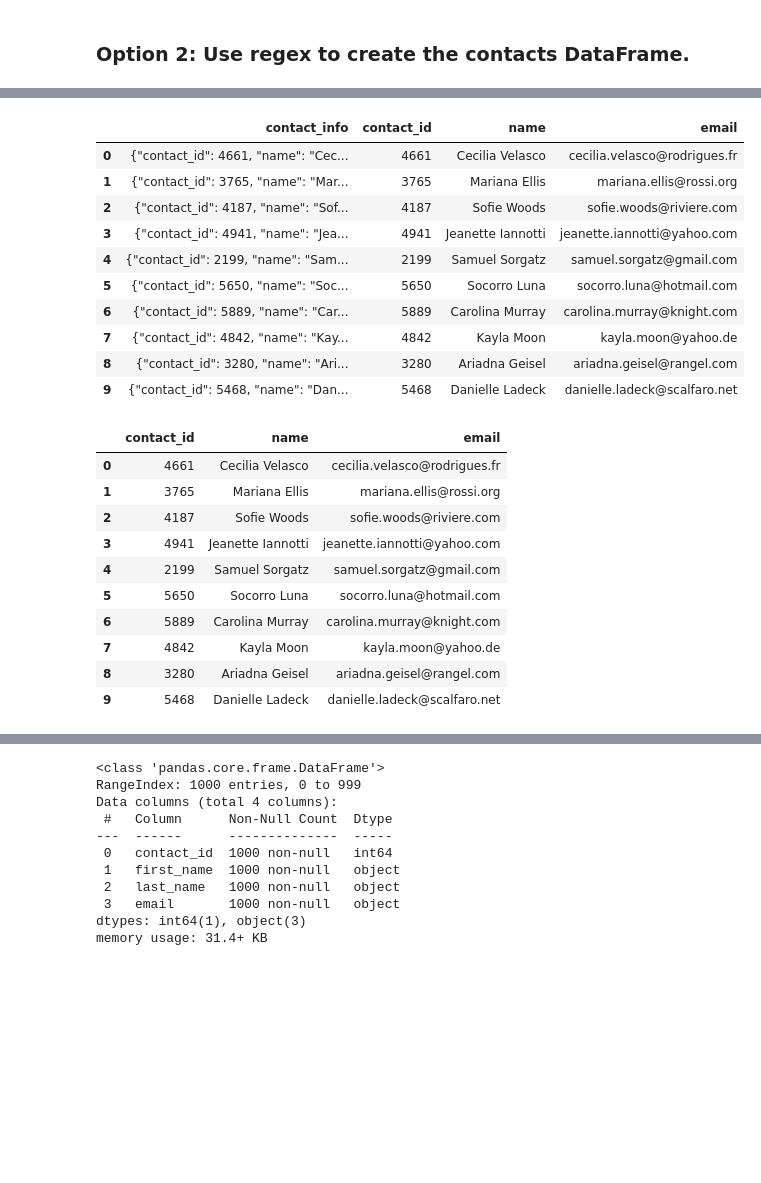
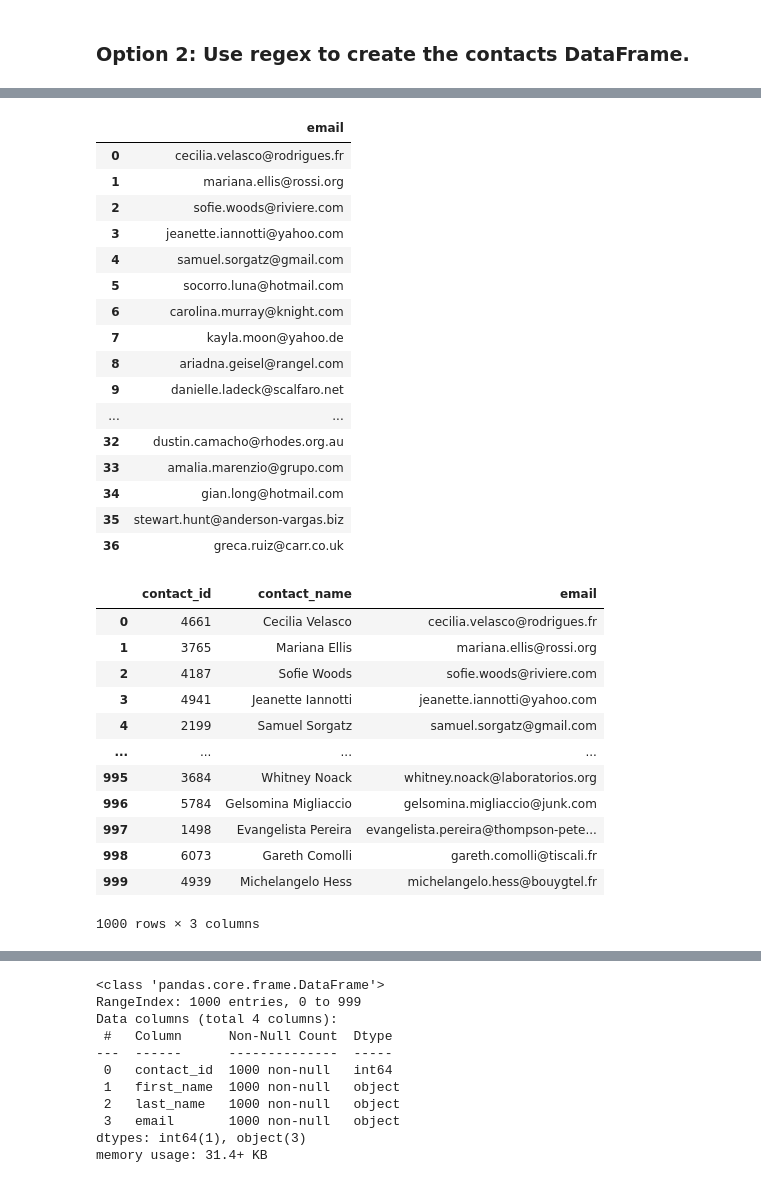
Before and after one commit to shwetajain1022/Crowdfunding_ETL, a Jupyter notebook: ETL_Mini_Project_Starter_Code_SJ.ipynb, the cells around one changed output, grey strips where cells are left out. Saved outputs shown, nothing was run; the diff lists cells and outputs as text; code cells hidden in the pictures; blank space fills up the shorter version.

```diff
--- a/ETL_Mini_Project_Starter_Code_SJ.ipynb
+++ b/ETL_Mini_Project_Starter_Code_SJ.ipynb
@@ -498,0 +423,3 @@ NameError: name 'contact_info_df' is not defined
+# %%
+contact_df_copy = contact_df.copy()
+contact_df_copy.head()
@@ -498,0 +433,3 @@ NameError: name 'contact_info_df' is not defined
+# %%
+list_contact_info = contact_df_copy["contact_info"].to_list()
+list_contact_info
@@ -537,30 +523,42 @@ memory usage: 15.8+ KB
 # %%
 # Extract the email from the contacts and add the values to a new column.
+contact_email_df = pd.DataFrame({"email":[re.findall(r'[\w.+-]+@[\w-]+\.[\w.-]+', list_contact)[0] for list_contact in list_contact_info]})
+contact_email_df.head(37)
 # %% [output]
-|  | contact_info | contact_id | name | email |
-| 0 | {"contact_id": 4661, "name": "Cec... | 4661 | Cecilia Velasco | cecilia.velasco@rodrigues.fr |
-| 1 | {"contact_id": 3765, "name": "Mar... | 3765 | Mariana Ellis | mariana.ellis@rossi.org |
-| 2 | {"contact_id": 4187, "name": "Sof... | 4187 | Sofie Woods | sofie.woods@riviere.com |
-| 3 | {"contact_id": 4941, "name": "Jea... | 4941 | Jeanette Iannotti | jeanette.iannotti@yahoo.com |
-| 4 | {"contact_id": 2199, "name": "Sam... | 2199 | Samuel Sorgatz | samuel.sorgatz@gmail.com |
-| 5 | {"contact_id": 5650, "name": "Soc... | 5650 | Socorro Luna | socorro.luna@hotmail.com |
-| 6 | {"contact_id": 5889, "name": "Car... | 5889 | Carolina Murray | carolina.murray@knight.com |
-| 7 | {"contact_id": 4842, "name": "Kay... | 4842 | Kayla Moon | kayla.moon@yahoo.de |
-| 8 | {"contact_id": 3280, "name": "Ari... | 3280 | Ariadna Geisel | ariadna.geisel@rangel.com |
-| 9 | {"contact_id": 5468, "name": "Dan... | 5468 | Danielle Ladeck | danielle.ladeck@scalfaro.net |
+|  | email |
+| 0 | cecilia.velasco@rodrigues.fr |
+| 1 | mariana.ellis@rossi.org |
+| 2 | sofie.woods@riviere.com |
+| 3 | jeanette.iannotti@yahoo.com |
+| 4 | samuel.sorgatz@gmail.com |
+| 5 | socorro.luna@hotmail.com |
+| 6 | carolina.murray@knight.com |
+| 7 | kayla.moon@yahoo.de |
+| 8 | ariadna.geisel@rangel.com |
+| 9 | danielle.ladeck@scalfaro.net |
+| ... | ... |
+| 32 | dustin.camacho@rhodes.org.au |
+| 33 | amalia.marenzio@grupo.com |
+| 34 | gian.long@hotmail.com |
+| 35 | stewart.hunt@anderson-vargas.biz |
+| 36 | greca.ruiz@carr.co.uk |
 # %%
 # Create a copy of the contact_info_df with the 'contact_id', 'name', 'email' columns.
+contact_info_copy_df = pd.concat([contact_id_df, contact_name_df,contact_email_df], axis=1)
+contact_info_copy_df
 # %% [output]
-|  | contact_id | name | email |
+|  | contact_id | contact_name | email |
 | 0 | 4661 | Cecilia Velasco | cecilia.velasco@rodrigues.fr |
 | 1 | 3765 | Mariana Ellis | mariana.ellis@rossi.org |
 | 2 | 4187 | Sofie Woods | sofie.woods@riviere.com |
 | 3 | 4941 | Jeanette Iannotti | jeanette.iannotti@yahoo.com |
 | 4 | 2199 | Samuel Sorgatz | samuel.sorgatz@gmail.com |
-| 5 | 5650 | Socorro Luna | socorro.luna@hotmail.com |
-| 6 | 5889 | Carolina Murray | carolina.murray@knight.com |
-| 7 | 4842 | Kayla Moon | kayla.moon@yahoo.de |
-| 8 | 3280 | Ariadna Geisel | ariadna.geisel@rangel.com |
-| 9 | 5468 | Danielle Ladeck | danielle.ladeck@scalfaro.net |
+| ... | ... | ... | ... |
+| 995 | 3684 | Whitney Noack | whitney.noack@laboratorios.org |
+| 996 | 5784 | Gelsomina Migliaccio | gelsomina.migliaccio@junk.com |
+| 997 | 1498 | Evangelista Pereira | evangelista.pereira@thompson-pete... |
+| 998 | 6073 | Gareth Comolli | gareth.comolli@tiscali.fr |
+| 999 | 4939 | Michelangelo Hess | michelangelo.hess@bouygtel.fr |
+1000 rows × 3 columns
 # %%
 # Create a "first"name" and "last_name" column with the first and last names from the "name" column.
```
Also changed, not shown: parts of 23 cells of this notebook, 6 other files.
